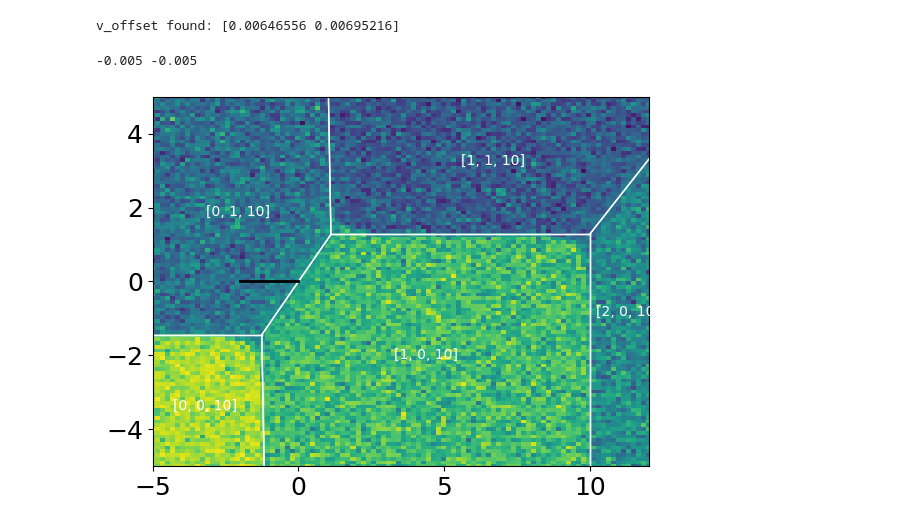
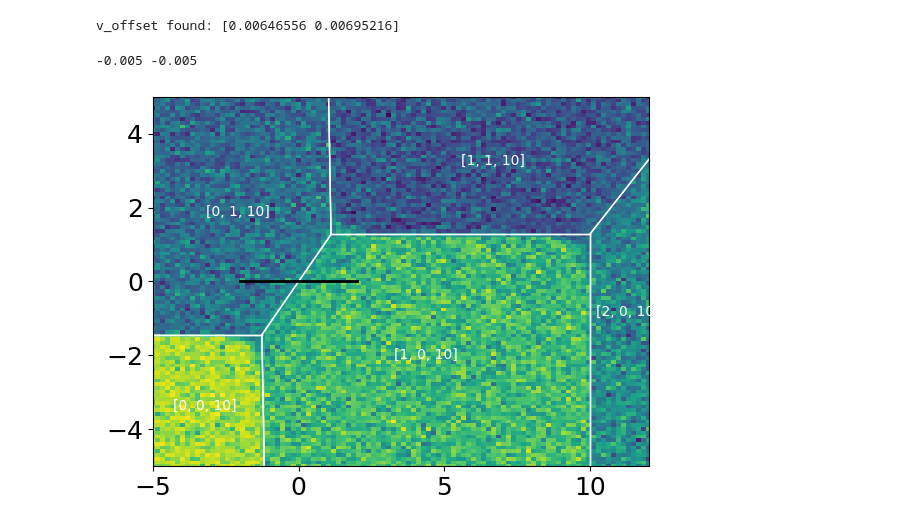
Before and after one commit to condensedAI/QDarts, a Jupyter notebook: examples/latching_dev.ipynb, the cells around one changed output. Cells and saved outputs as stored; diff of their text form; code cells hidden in the pictures.

```diff
--- a/examples/latching_dev.ipynb
+++ b/examples/latching_dev.ipynb
@@ -107,11 +107,11 @@ def plot_CSD(xexp, yexp, sensor_signalexp, polytopesexp, x0,x1):
 # %%
 ## Let's do latching
 Initial_position = np.array([-2*1e-3,0,0])
-Final_position = np.array([0,0,0])
+Final_position = np.array([2*1e-3,0,0])
 plot_CSD(xexp, yexp, sensor_signalexp, polytopesexp, np.array(Initial_position)*1e3, np.array(Final_position)*1e3)
 # %% [output]
 -0.005 -0.005
-[figure, old version]
+[figure, new version]
 # %%
 steps = 100
 depses = (Final_position - Initial_position)/steps
```
Also changed, not shown: parts of 1 cell of this notebook, 10 other files.
